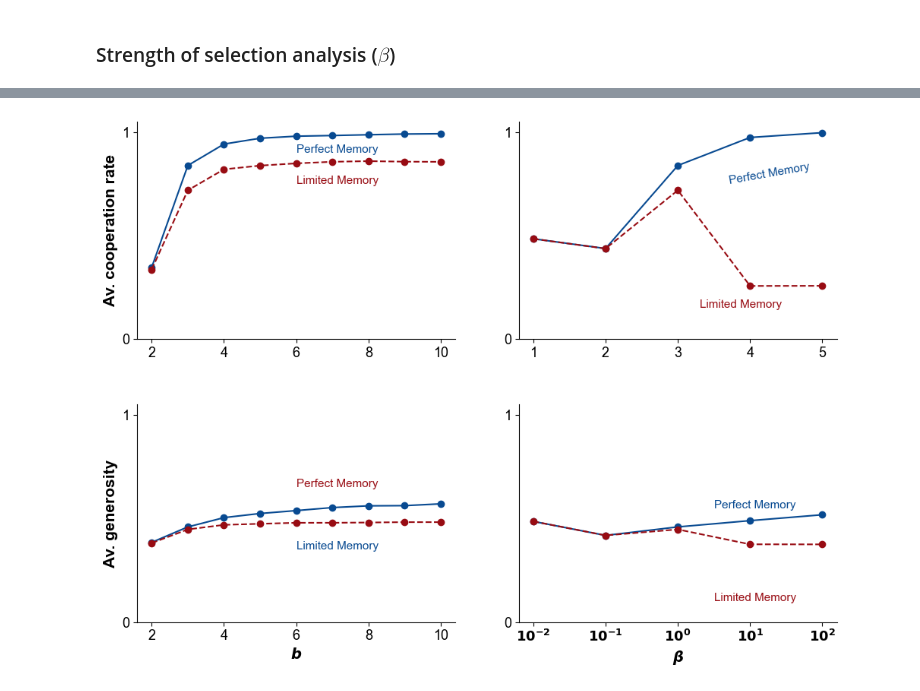
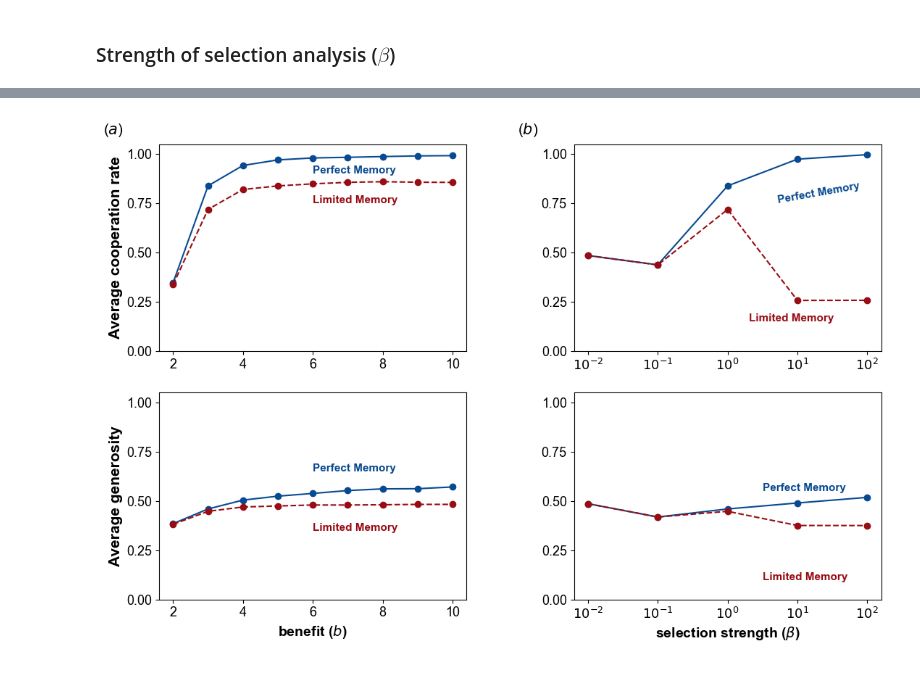
Before and after one commit to Nikoleta-v3/evolution-of-cooperation-with-limited-updating-payoff-memory, a Jupyter notebook: nbs/Memory One Strategies Perfect and Limited Memory.ipynb, the cells around one changed output, grey strips where cells are left out. Drawn from its saved outputs; the diff is of its cells as text; code cells hidden in the pictures.

```diff
--- a/nbs/Memory One Strategies Perfect and Limited Memory.ipynb
+++ b/nbs/Memory One Strategies Perfect and Limited Memory.ipynb
@@ -385,67 +385,74 @@ axes.set_xticklabels([r"$10^{-2}$",
 # %%
-fig, axes = plt.subplots(nrows=2, ncols=2, figsize=(10, 7.5))
+fig, axes = plt.subplots(nrows=2, ncols=2, figsize=(11, 7.5))
 
 # Cooperation Rates For b
 
-axes[0, 0].plot(range(2, 11), cooperation_rates_perfect_b, "-o", color=blues(0.9));
-axes[0, 0].plot(range(2, 11), cooperation_rates_limited_b, "--o", color=reds(.9));
+axes[0, 0].plot(range(2, 11), cooperation_rates_perfect_b, "-o", color=blues(0.9))
+axes[0, 0].plot(range(2, 11), cooperation_rates_limited_b, "--o", color=reds(.9))
 
-axes[0, 0].set_ylabel('Av. cooperation rate', weight="bold", fontsize=15);
+axes[0, 0].set_ylabel('Average cooperation rate', weight="bold", fontsize=15);
 
 
-axes[0, 0].text(6, .9, "Perfect Memory", fontsize=11, color=blues(.9))
-axes[0, 0].text(6, .75, "Limited Memory", fontsize=11, color=reds(.9));
+axes[0, 0].text(6, .9, "Perfect Memory", fontsize=11, color=blues(.9), fontweight='bold')
+axes[0, 0].text(6, .75, "Limited Memory", fontsize=11, color=reds(.9), fontweight='bold')
 
 # Generosity Rates For b
 
 axes[1, 0].plot(range(2, 11), generosity_rates_perfect_b, "-o", color=blues(0.9));
 axes[1, 0].plot(range(2, 11), generosity_rates_limited_b, "--o", color=reds(.9));
-axes[1, 0].set_xlabel("$b$", weight="bold", fontsize=14);
-axes[1, 0].set_ylabel('Av. generosity', weight="bold", fontsize=15);
+axes[1, 0].set_xlabel("benefit ($b$)", weight="bold", fontsize=14);
+axes[1, 0].set_ylabel('Average generosity', weight="bold", fontsize=15);
 
-axes[1, 0].text(6, .65, "Perfect Memory", fontsize=11, color=cmaps[1](0.9))
-axes[1, 0].text(6, .35, "Limited Memory", fontsize=11, color=cmaps[0](.9));
+axes[1, 0].text(6, .65, "Perfect Memory", fontsize=11, color=blues(0.9), fontweight='bold')
+axes[1, 0].text(6, .35, "Limited Memory", fontsize=11, color=reds(.9), fontweight='bold');
 
 
 # Cooperation Rates For beta
 
 axes[0, 1].plot(range(1, 6), cooperation_rates_perfect_beta, "-o", color=blues(0.9));
 axes[0, 1].plot(range(1, 6), cooperation_rates_limited_beta, "--o", color=reds(0.9));
 axes[0, 1].set_xticks([1, 2, 3, 4, 5]);
-
-axes[0, 1].text(3.7, .75, "Perfect Memory", fontsize=11, color=blues(.9), rotation=10)
-axes[0, 1].text(3.3, .15, "Limited Memory", fontsize=11, color=reds(.9), rotation=0);
+axes[(0, 1)].set_xticklabels([
+                      r"$10^{-2}$",
+                      r"$10^{-1}$",
+                      r"$10^{0}$",
+                      r"$10^{1}$",
+                      r"$10^{2}$"]);
 
 # Generosity Rates For beta
 
 axes[(1, 1)].plot(range(1, 6), generosity_rates_perfect_beta, "-o", color=blues(0.9));
 axes[(1, 1)].plot(range(1, 6), generosity_rates_limited_beta, "--o", color=reds(.9));
-axes[(1, 1)].set_xlabel(r'$\beta$', weight="bold", fontsize=14);
-
-axes[(1, 1)].text(3.5, .55, "Perfect Memory", fontsize=11, color=blues(.9))
-axes[(1, 1)].text(3.5, .1, "Limited Memory", fontsize=11, color=reds(.9))
-
+axes[(1, 1)].set_xlabel(r'selection strength ($\beta$)', weight="bold", fontsize=14);
 
 axes[(1, 1)].set_xticks([1, 2, 3, 4, 5]);
-axes[(1, 1)].set_xticklabels([r"$10^{-2}$",
+axes[(1, 1)].set_xticklabels([
+                      r"$10^{-2}$",
                       r"$10^{-1}$",
                       r"$10^{0}$",
                       r"$10^{1}$",
                       r"$10^{2}$"]);
 
+
+
+axes[0, 1].text(3.7, .75, "Perfect Memory", fontsize=11, color=blues(.9), rotation=10, fontweight='bold')
+axes[0, 1].text(3.3, .15, "Limited Memory", fontsize=11, color=reds(.9), rotation=0, fontweight='bold');
+
+axes[(1, 1)].text(3.5, .55, "Perfect Memory", fontsize=11, color=blues(.9), fontweight='bold')
+axes[(1, 1)].text(3.5, .1, "Limited Memory", fontsize=11, color=reds(.9), fontweight='bold')
+
 for i in [(0, 0), (0, 1), (1, 0), (1, 1)]:
     axes[i].tick_params(axis='both', which='major', labelsize=13)
     axes[i].set_ylim(0, 1.05);
-    axes[i].set_yticks([0, 1])
-    for ax in [axes[i].spines["right"], axes[i].spines["top"]]:
-        ax.set_visible(False);
+    axes[i].set_yticks([0, .25, .5, .75, 1])
 
-
+axes[(0, 0)].text(0, 1.1, "($a$)", fontsize=15,)
+axes[(0, 1)].text(0, 1.1, "($b$)", fontsize=15,)
 
 plt.tight_layout();
 
-plt.subplots_adjust(wspace=.2, hspace=.3)
+plt.subplots_adjust(wspace=.35, hspace=.2)
 
 plt.savefig("../paper/static/cooperation_rate_over_b_and_beta_memory_one.pdf", bbox_inches='tight')
 # %% [output]
-[figure, old version]
+[figure, new version]
```
Also changed, not shown: parts of 4 cells of this notebook, 12 other files.
